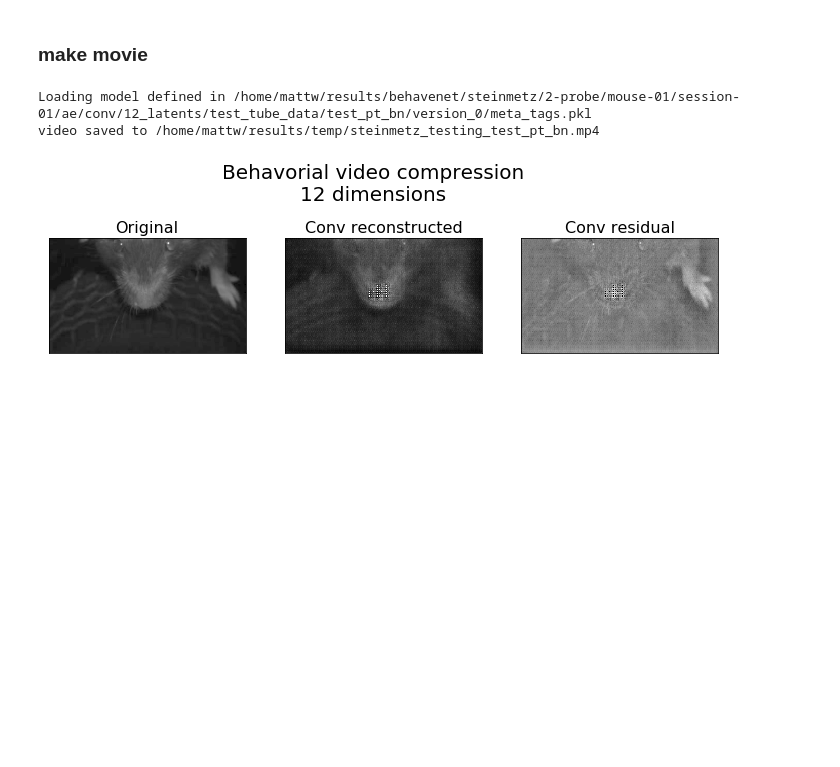
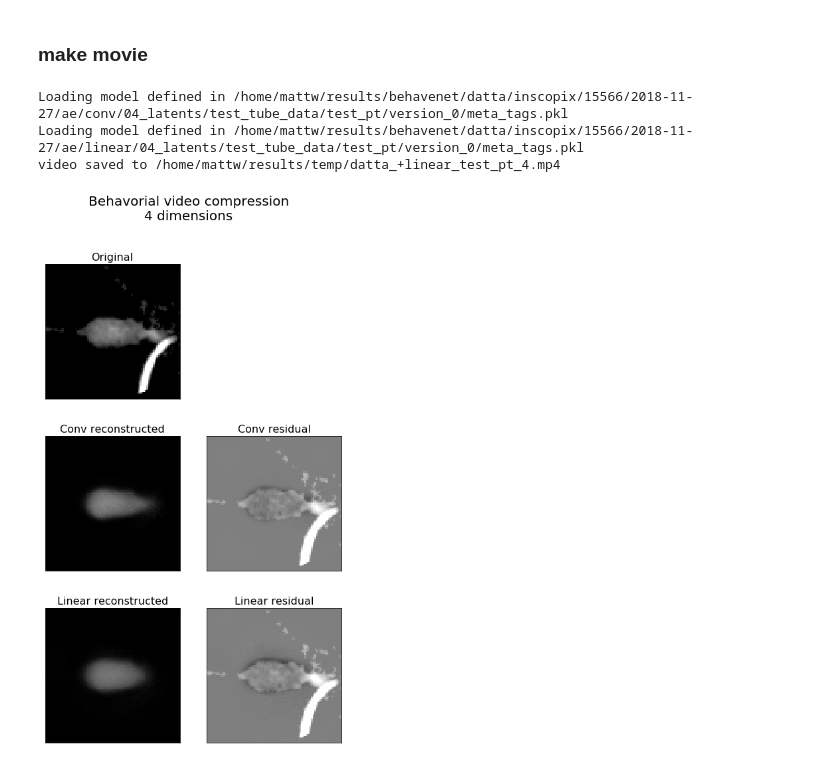
Before and after one commit to themattinthehatt/behavenet, a Jupyter notebook: analyses/ae/conv_linear_reconstructions.ipynb, the cells around one changed output. Cells and saved outputs as stored; diff of their text form; code cells hidden in the pictures; blank space fills up the shorter version.

```diff
--- a/analyses/ae/conv_linear_reconstructions.ipynb
+++ b/analyses/ae/conv_linear_reconstructions.ipynb
@@ -155,30 +161,31 @@ for i, ax in enumerate(splt.axes):
 # %%
 from analyses.ae.movies import reconstruction
 from fitting.utils import get_lab_example
-include_linear = False
+include_linear = True
 version = 'best'
 hparams = {
     'data_dir': '/home/mattw/data',  # might be a different path than what is saved in hparams
     'tt_save_path': '/home/mattw/results/behavenet',
-    'experiment_name': 'test_pt_bn',
+    'experiment_name': 'test_pt',
     'model_class': 'ae',
     'model_type': 'conv',
-    'lib': 'torch'}
-lab = 'steinmetz'
+    'lib': 'pt'}
+lab = 'datta'
 get_lab_example(hparams, lab)
-save_file = str('/home/mattw/results/temp/%s_testing' % lab)
+hparams['n_ae_latents'] = 4
 
-# if not include_linear:
-#     save_file += '_no-linear'
-
+save_file = str('/home/mattw/results/temp/%s' % lab)
+if include_linear:
+    save_file += '_+linear'
 # save_file += '_version_{}'.format(version)
-
 save_file += '_%s' % hparams['experiment_name']
+save_file += '_4'
 
 reconstruction(
     hparams, trial=18, version=version, save_file=save_file,
     include_linear=include_linear)
 # %% [output]
-Loading model defined in /home/mattw/results/behavenet/steinmetz/2-probe/mouse-01/session-01/ae/conv/12_latents/test_tube_data/test_pt_bn/version_0/meta_tags.pkl
-video saved to /home/mattw/results/temp/steinmetz_testing_test_pt_bn.mp4
+Loading model defined in /home/mattw/results/behavenet/datta/inscopix/15566/2018-11-27/ae/conv/04_latents/test_tube_data/test_pt/version_0/meta_tags.pkl
+Loading model defined in /home/mattw/results/behavenet/datta/inscopix/15566/2018-11-27/ae/linear/04_latents/test_tube_data/test_pt/version_0/meta_tags.pkl
+video saved to /home/mattw/results/temp/datta_+linear_test_pt_4.mp4
-[figure, old version]
+[figure, new version]
```
Also changed, not shown: parts of 1 cell of this notebook, 8 other files.
